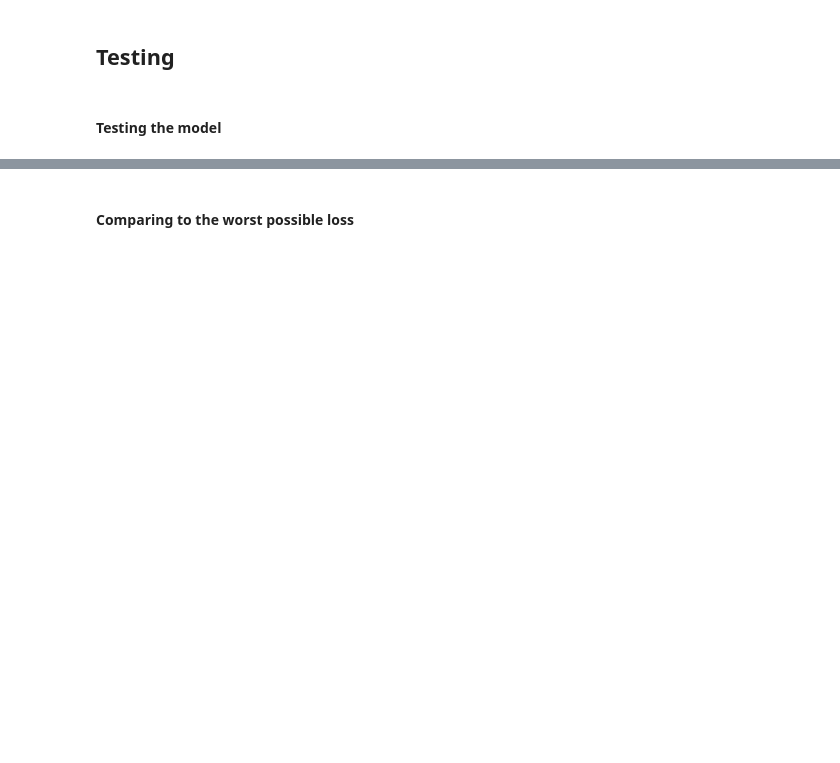
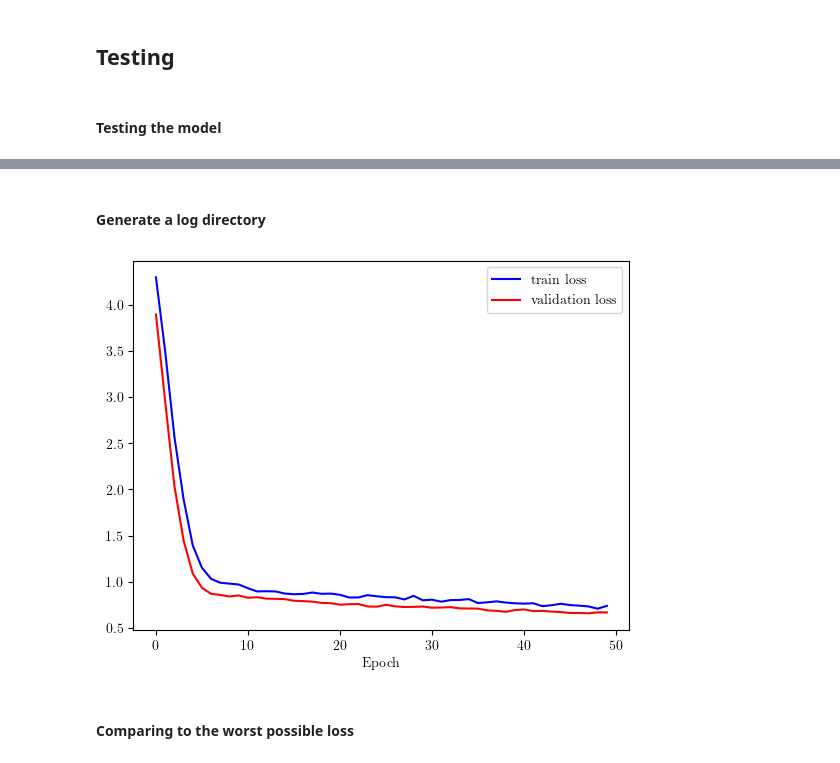
Before and after one commit to Whojo/Autonomous-Navigation-Offroad-by-traversability-analysis, a Jupyter notebook: src/models_development/multimodal_velocity_regression_alt/main.ipynb, the cells around one changed output, grey strips where cells are left out. Saved outputs shown, nothing was run; the diff lists cells and outputs as text; code cells hidden in the pictures; blank space fills up the shorter version.

Commit message:
Fix log generation in vision model trianing

```diff
--- a/src/models_development/multimodal_velocity_regression_alt/main.ipynb
+++ b/src/models_development/multimodal_velocity_regression_alt/main.ipynb
@@ -443,0 +421,2 @@ Regression loss:  0.5769879766132521
+# %% [markdown]
+#### Generate a log directory
@@ -444,3 +429,24 @@ Regression loss:  0.5769879766132521
+# %%
+params_table = parameters_table(dataset=params.learning.DATASET,
+                                learning_params=LEARNING_PARAMS)
+
+# Set the path to the results directory
+if params.learning.LOG_DIR:
+    results_directory = Path(
+        "logs/_" + params.learning.LOG_DIR
+    )
+else:
+    results_directory = Path(
+        "logs/_" + datetime.now().strftime("%Y-%m-%d-%H-%M-%S")
+    )
+
+generate_log(results_directory=results_directory,
+             test_regression_loss=test_regression_loss,
+             parameters_table=params_table,
+             model=model,
+             regression_loss_values=regression_loss_values)
+# %% [output]
+[figure, added]
 # %% [markdown]
 #### Comparing to the worst possible loss
 # %%
```
Also changed, not shown: parts of 12 cells of this notebook, 1 other file.
